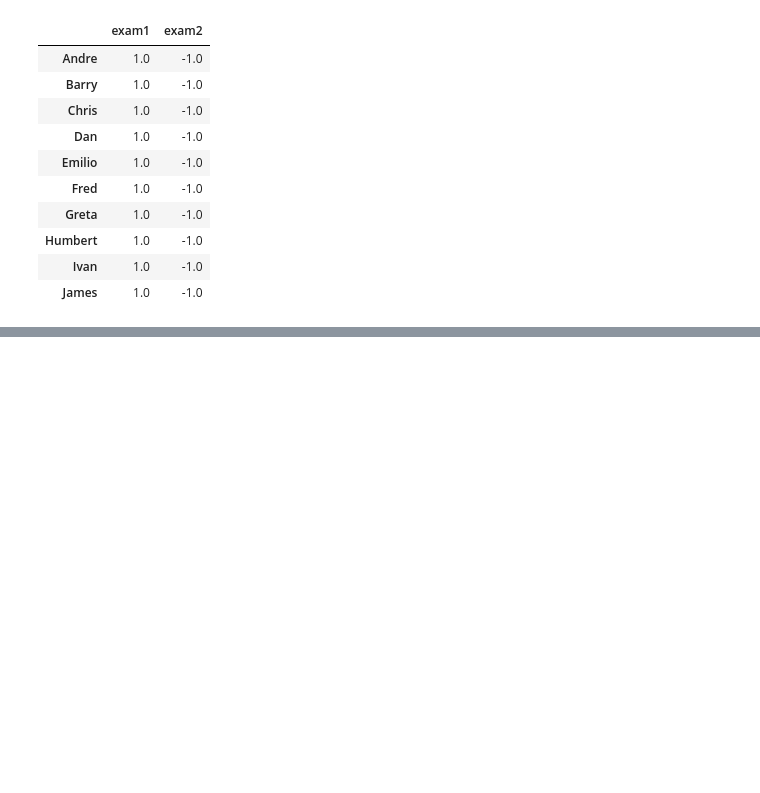
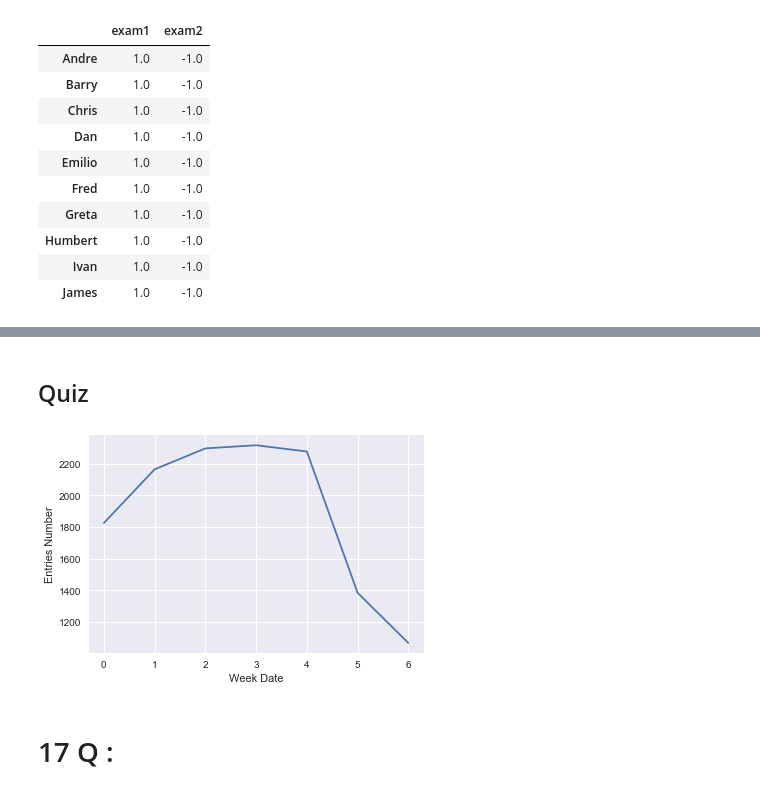
Before and after one commit to Kanbc/intro-to-data-analysis, a Jupyter notebook: code/Chapter 3 - NumPy and Pandas for 2D Data.ipynb, the cells around one changed output, grey strips where cells are left out. Saved outputs shown, nothing was run; the diff lists cells and outputs as text; code cells hidden in the pictures; blank space fills up the shorter version.

```diff
--- a/code/Chapter 3 - NumPy and Pandas for 2D Data.ipynb
+++ b/code/Chapter 3 - NumPy and Pandas for 2D Data.ipynb
@@ -1162,0 +1181,21 @@ subway_df = pd.read_csv(filename)
+# %% [markdown]
+## Quiz
+# %%
+filename = '../data/chapter3/nyc_subway_weather.csv'
+subway_df = pd.read_csv(filename)
+
+### Write code here to group the subway data by a variable of your choice, then
+### either print out the mean ridership within each group or create a plot.
+# %%
+grouped_by_dayweek = subway_df.groupby('day_week')
+data_for_plot = grouped_by_dayweek['ENTRIESn_hourly'].mean()
+# %%
+sns.set()
+plt.plot(data_for_plot)
+plt.ylabel('Entries Number')
+plt.xlabel('Week Date')
+plt.show()
+# %% [output]
+[figure, added]
+# %% [markdown]
+# 17 Q :
```
Also changed, not shown: parts of 7 cells of this notebook.
